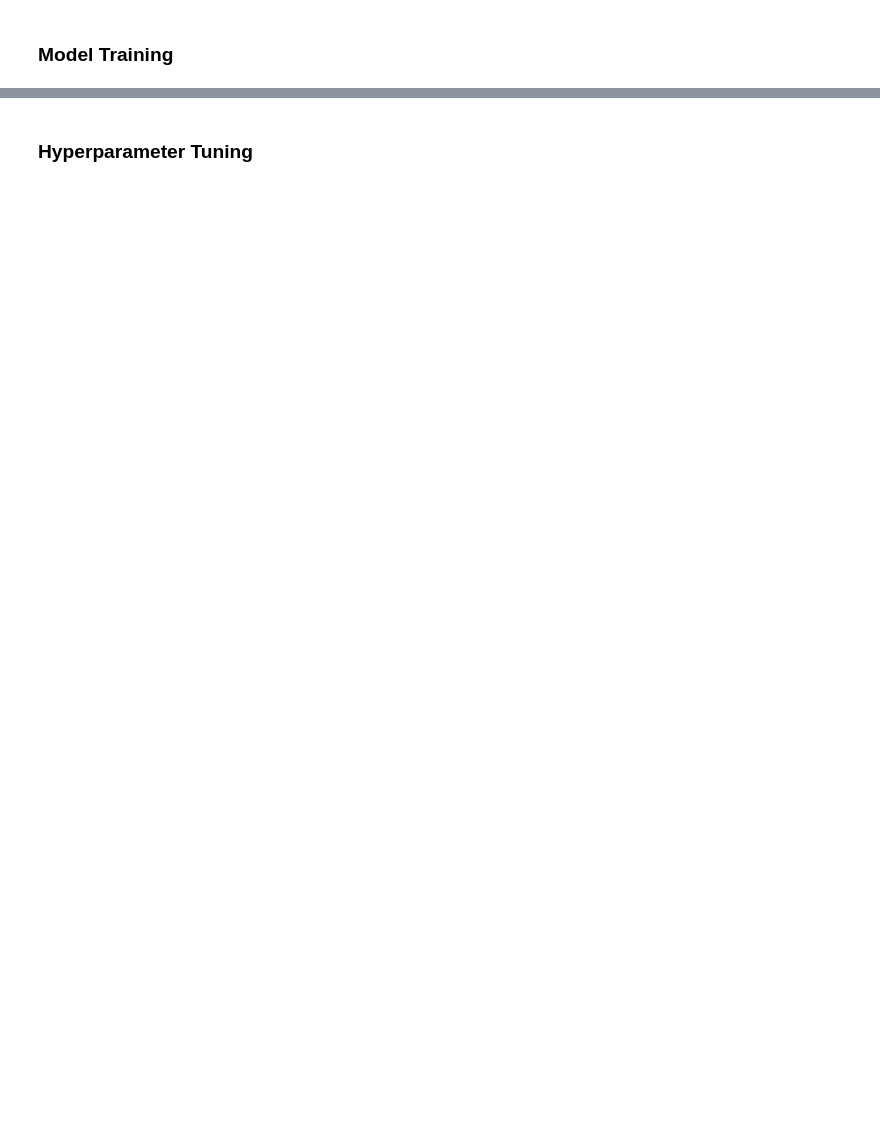
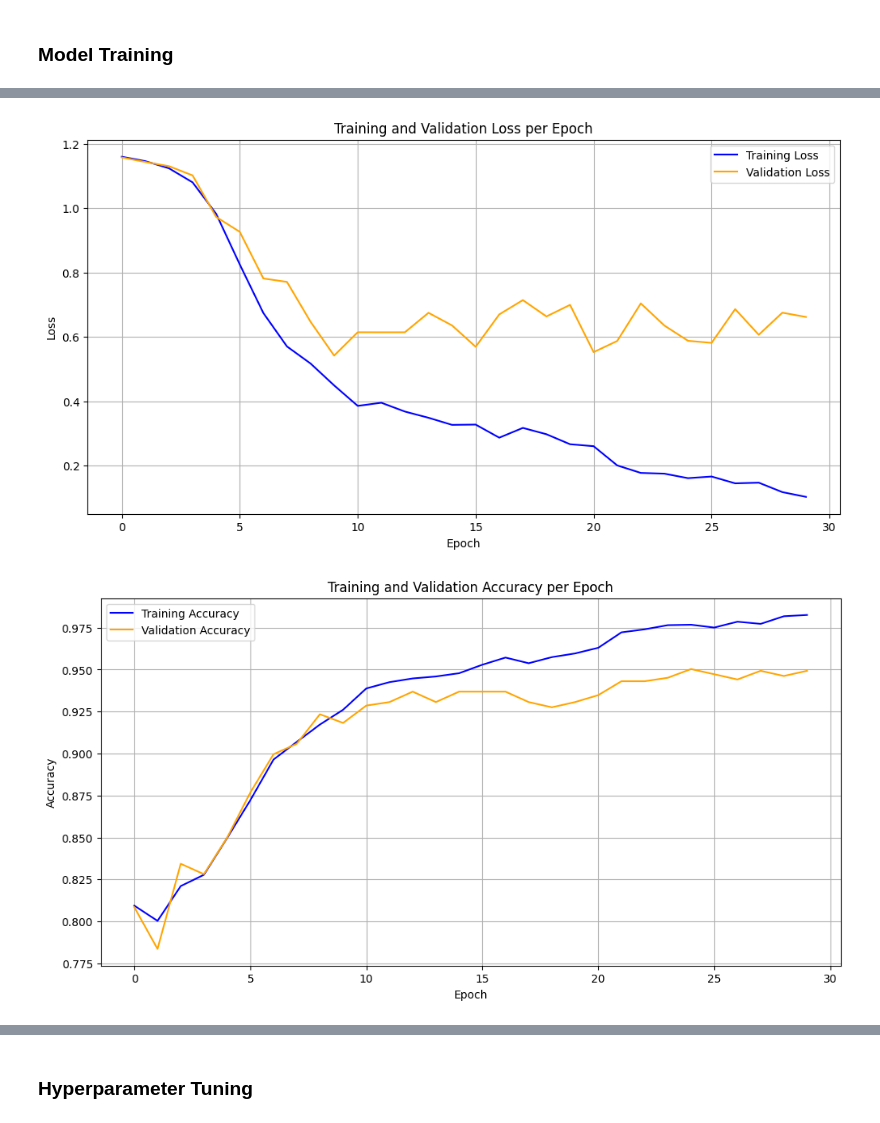
Before and after one commit to Dawnrunes415/EEG-data-classification, a Jupyter notebook: primary-model.ipynb, the cells around one changed output, grey strips where cells are left out. Cells and saved outputs as stored; diff of their text form; code cells hidden in the pictures; blank space fills up the shorter version.

```diff
--- a/primary-model.ipynb
+++ b/primary-model.ipynb
@@ -807,4 +725,5 @@ def train_model(model_class, train_loader, val_loader, output_layers, kernel_siz
     plt.show()
     return v_all_labels, prob, preds
 # %%
-#train_model(CNN2DLSTM, train_dataset_small, val_dataset_small, output_layers=32, kernel_size=3, dropout_rate=0.5, learning_rate=0.005, batch_size=32, num_epoch=50)
+# Sanity check
+train_model(CNN2DLSTM, train_dataset_small, val_dataset_small, output_layers=32, kernel_size=3, dropout_rate=0.5, learning_rate=0.005, batch_size=32, num_epoch=50,threshold=0.5)
@@ -854,0 +764,13 @@ Validation Loader:
+# %%
+bs = 16
+train_loader = DataLoader(train_dataset, batch_size=bs, shuffle=True, num_workers=0)
+val_loader = DataLoader(val_dataset, batch_size=bs, shuffle=False, num_workers=0)
+label, prob, _ = train_model(CNN2DLSTM, train_loader, val_loader, output_layers=32, kernel_size=3, dropout_rate=0.2, learning_rate=0.0002, batch_size=bs, num_epoch=30, threshold=0.5)
+plt.hist(prob[label == 0], alpha=0.5, label='Negatives')
+plt.hist(prob[label == 1], alpha=0.5, label='Positives')
+plt.xlabel("Predicted probability")
+plt.ylabel("Frequency")
+plt.title("Prediction Distribution")
+plt.legend()
+plt.show()
+# %% [output]
@@ -854,0 +794,2 @@ Validation Loader:
+[figure, added]
+[figure, added]
```
Also changed, not shown: parts of 49 cells of this notebook.
